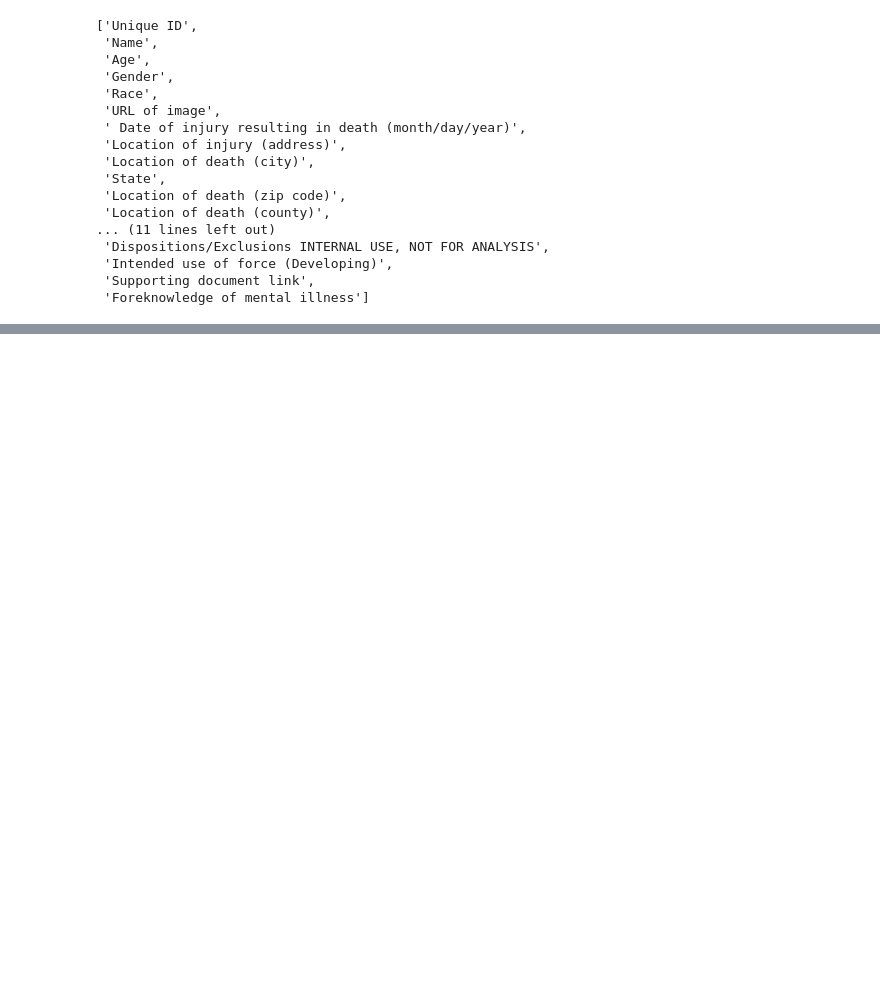
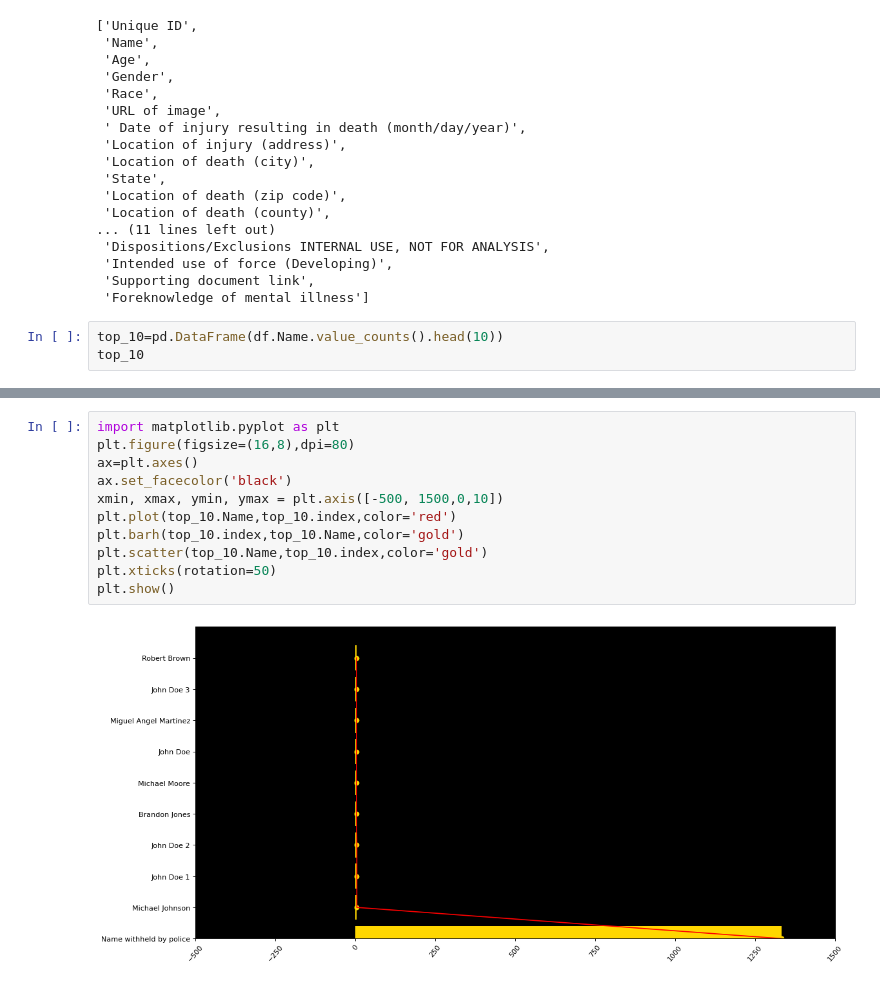
Before and after one commit to Manikandan-professional/Innocent-Death-caused-by-Police, a Jupyter notebook: Innocent_Death_caused_by_Police.ipynb, the cells around one changed output, grey strips where cells are left out. Drawn from its saved outputs; the diff is of its cells as text; blank space fills up the shorter version.

```diff
--- a/Innocent_Death_caused_by_Police.ipynb
+++ b/Innocent_Death_caused_by_Police.ipynb
@@ -63,3 +63,6 @@ list(df.columns)
  'Intended use of force (Developing)',
  'Supporting document link',
  'Foreknowledge of mental illness']
+# %%
+top_10=pd.DataFrame(df.Name.value_counts().head(10))
+top_10
@@ -66,3 +81,16 @@ list(df.columns)
+# %%
+import matplotlib.pyplot as plt
+plt.figure(figsize=(16,8),dpi=80)
+ax=plt.axes()
+ax.set_facecolor('black')
+xmin, xmax, ymin, ymax = plt.axis([-500, 1500,0,10])
+plt.plot(top_10.Name,top_10.index,color='red')
+plt.barh(top_10.index,top_10.Name,color='gold')
+plt.scatter(top_10.Name,top_10.index,color='gold')
+plt.xticks(rotation=50)
+plt.show()
+# %% [output]
+[figure, added]
 # %%
 df.isnull().sum()
 # %% [output]
```
Also changed, not shown: parts of 7 cells of this notebook.
